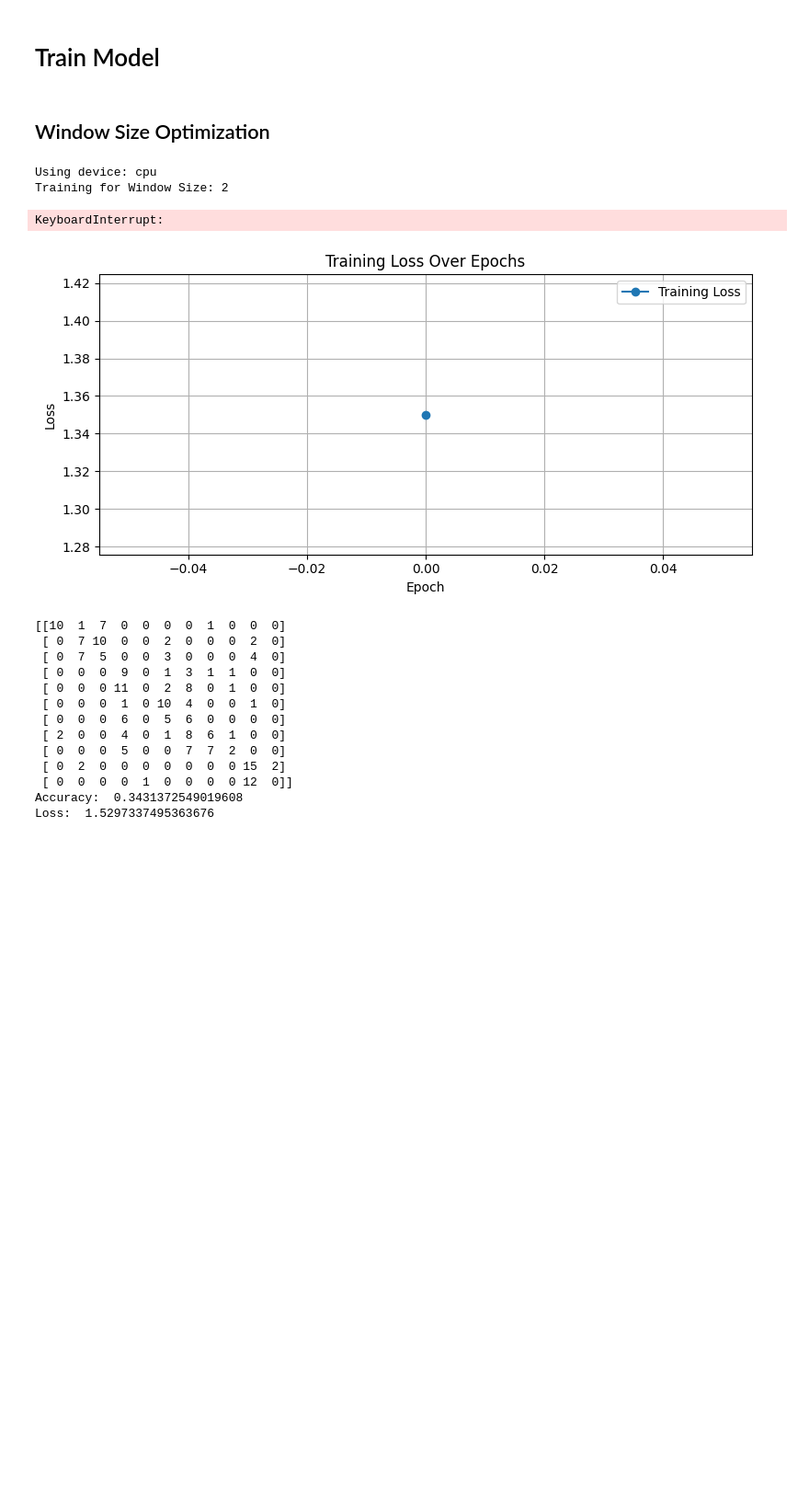
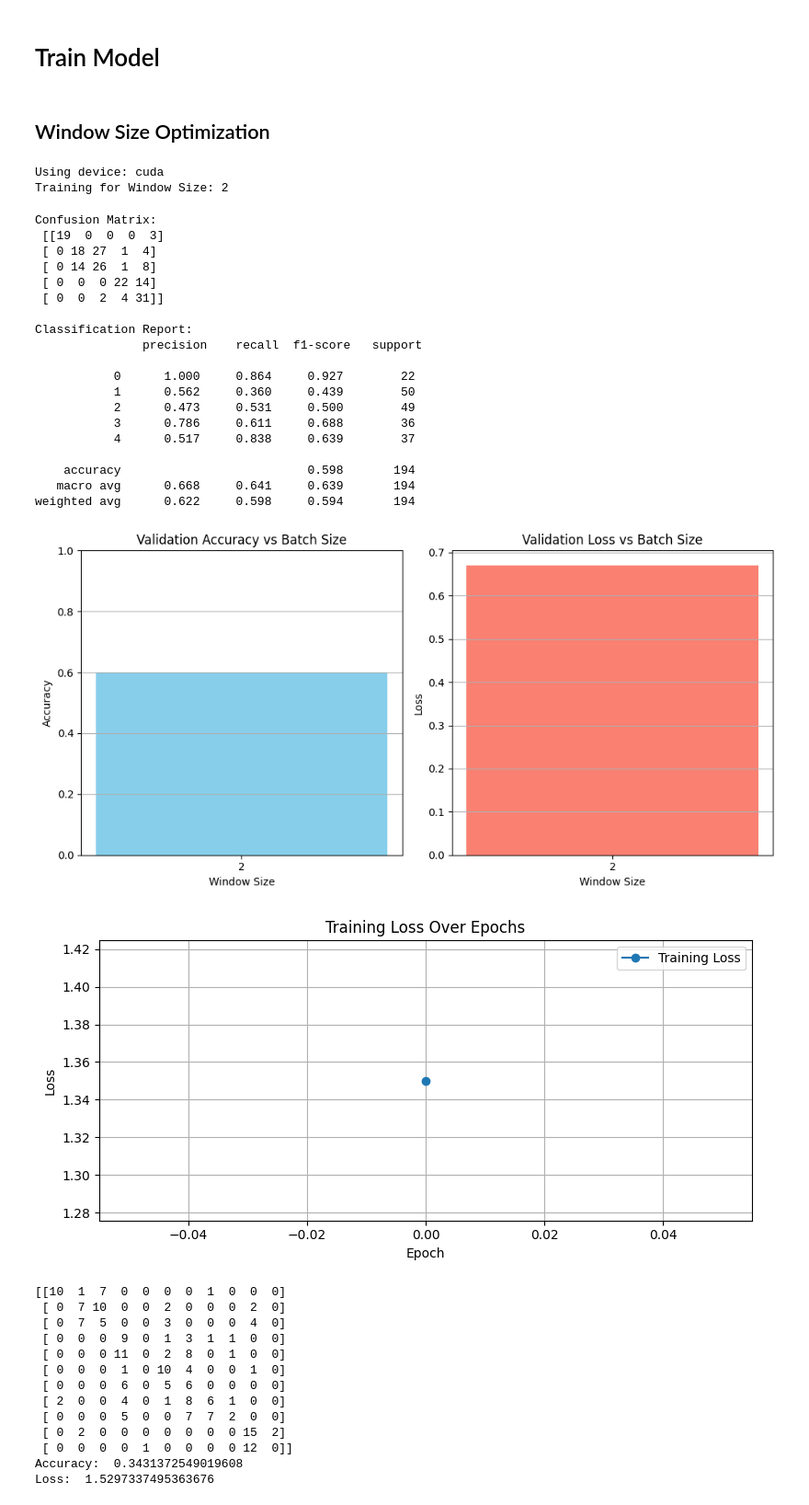
Before and after one commit to shawnzeeee/EEG_Signal_Processing, a Jupyter notebook: PythonNN/Model.ipynb, the cells around one changed output. Shown at 92% size. Saved outputs shown, nothing was run; the diff lists cells and outputs as text; code cells hidden in the pictures; blank space fills up the shorter version.

Commit message:
Trained reduced models

```diff
--- a/PythonNN/Model.ipynb
+++ b/PythonNN/Model.ipynb
@@ -371,7 +442,7 @@ class MultiResBlock(nn.Module):
         return torch.cat([x1, x2, x3], dim=1)  # (B, C*3, T//2)
 
 class CNN2BlockBiLSTMClassifier(nn.Module):
-    def __init__(self, num_classes=11):
+    def __init__(self, num_classes=5):
         super(CNN2BlockBiLSTMClassifier, self).__init__()
 
         # Block 1: Input (B, 4, 500) → (B, 96, 250)
@@ -472,48 +543,67 @@ losses = []
 for window_size in window_sizes:
     print("Training for Window Size:", window_size)
 
-    model = CNNBiLSTMClassifier()
+    model = CNN2BlockBiLSTMClassifier()
     optimizer = torch.optim.Adam(model.parameters(), lr=0.001)
     #criterion = nn.CrossEntropyLoss(reduction='none')
     criterion = nn.CrossEntropyLoss()
 
 
-    training_dataset = EEGDatasetCNNLSTM("ShawnAndNickTrainingData/combined_data.csv", "ShawnAndNickTrainingData/training_data.csv", sampling_rate=250, window_sec=window_size)
-    testing_dataset = EEGDatasetCNNLSTM("ShawnAndNickTrainingData/combined_data.csv", "ShawnAndNickTrainingData/testing_data.csv", sampling_rate=250, window_sec=window_size)
+    training_dataset = EEGDatasetCNNLSTM("ReducedModelData/combined_data.csv", "ReducedModelData/training_data.csv", sampling_rate=250, window_sec=window_size)
+    testing_dataset = EEGDatasetCNNLSTM("ReducedModelData/combined_data.csv", "ReducedModelData/testing_data.csv", sampling_rate=250, window_sec=window_size)
 
     train_loader = DataLoader(training_dataset, batch_size=64, shuffle=True)
     val_loader = DataLoader(testing_dataset, batch_size=64, shuffle=False)
 
-    acc, loss, cm = train_model(model, train_loader, val_loader, optimizer, criterion, num_epochs=1000, device=device)
+    acc, loss, cm = train_model(model, train_loader, val_loader, optimizer, criterion, num_epochs=100, device=device)
     cm_array.append(cm)
     accuracies.append(acc)
     losses.append(loss)
 
 plt.figure(figsize=(10, 5))
 
 # Accuracy bar plot
 plt.subplot(1, 2, 1)
 plt.bar([str(bs) for bs in window_sizes], accuracies, color='skyblue')
 plt.title("Validation Accuracy vs Batch Size")
 plt.xlabel("Window Size")
 plt.ylabel("Accuracy")
 plt.ylim(0, 1)
 plt.grid(True, axis='y')
 
 # Loss bar plot
 plt.subplot(1, 2, 2)
 plt.bar([str(bs) for bs in window_sizes], losses, color='salmon')
 plt.title("Validation Loss vs Batch Size")
 plt.xlabel("Window Size")
 plt.ylabel("Loss")
 plt.grid(True, axis='y')
 
 plt.tight_layout()
 plt.show()
 # %% [output]
-Using device: cpu
+Using device: cuda
 Training for Window Size: 2
-KeyboardInterrupt:
+Confusion Matrix:
+ [[19  0  0  0  3]
+ [ 0 18 27  1  4]
+ [ 0 14 26  1  8]
+ [ 0  0  0 22 14]
+ [ 0  0  2  4 31]]
+
+Classification Report:
+               precision    recall  f1-score   support
+
+           0      1.000     0.864     0.927        22
+           1      0.562     0.360     0.439        50
+           2      0.473     0.531     0.500        49
+           3      0.786     0.611     0.688        36
+           4      0.517     0.838     0.639        37
+
+    accuracy                          0.598       194
+   macro avg      0.668     0.641     0.639       194
+weighted avg      0.622     0.598     0.594       194
+[figure, added]
 # %%
 torch.save(model.state_dict(), "model.pth")
 # %%
```
Also changed, not shown: parts of 2 cells of this notebook, 29 other files.
